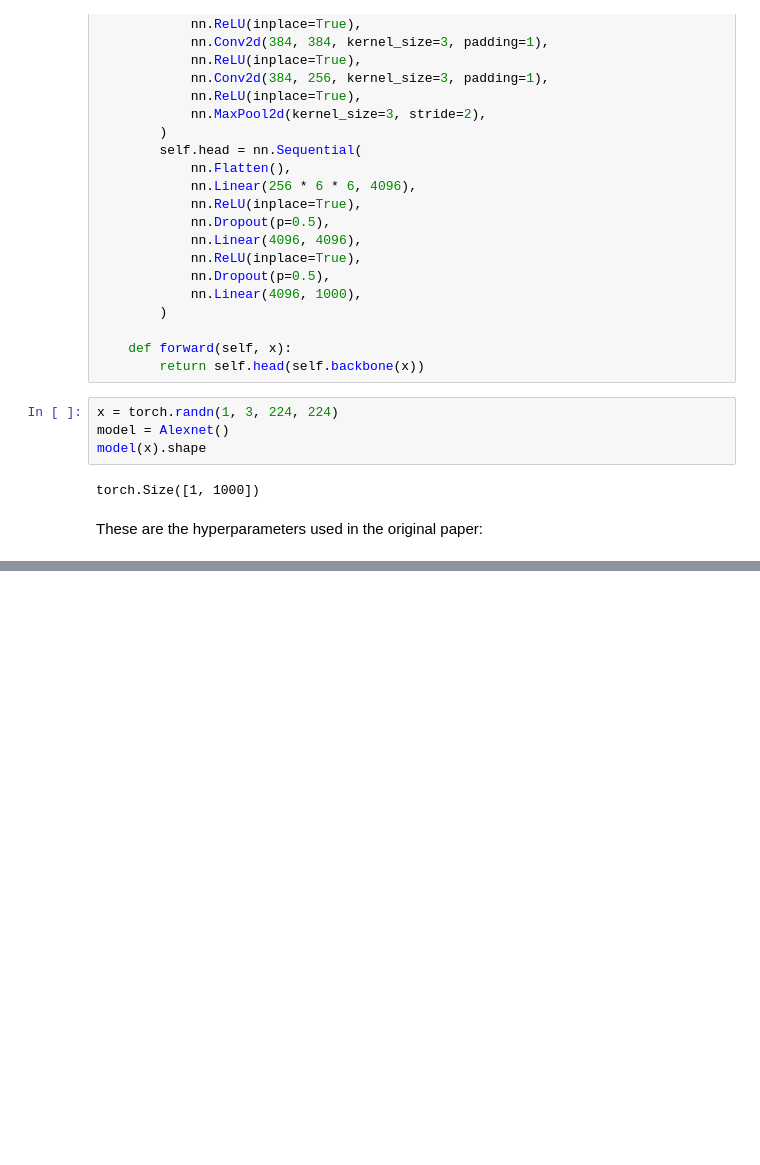
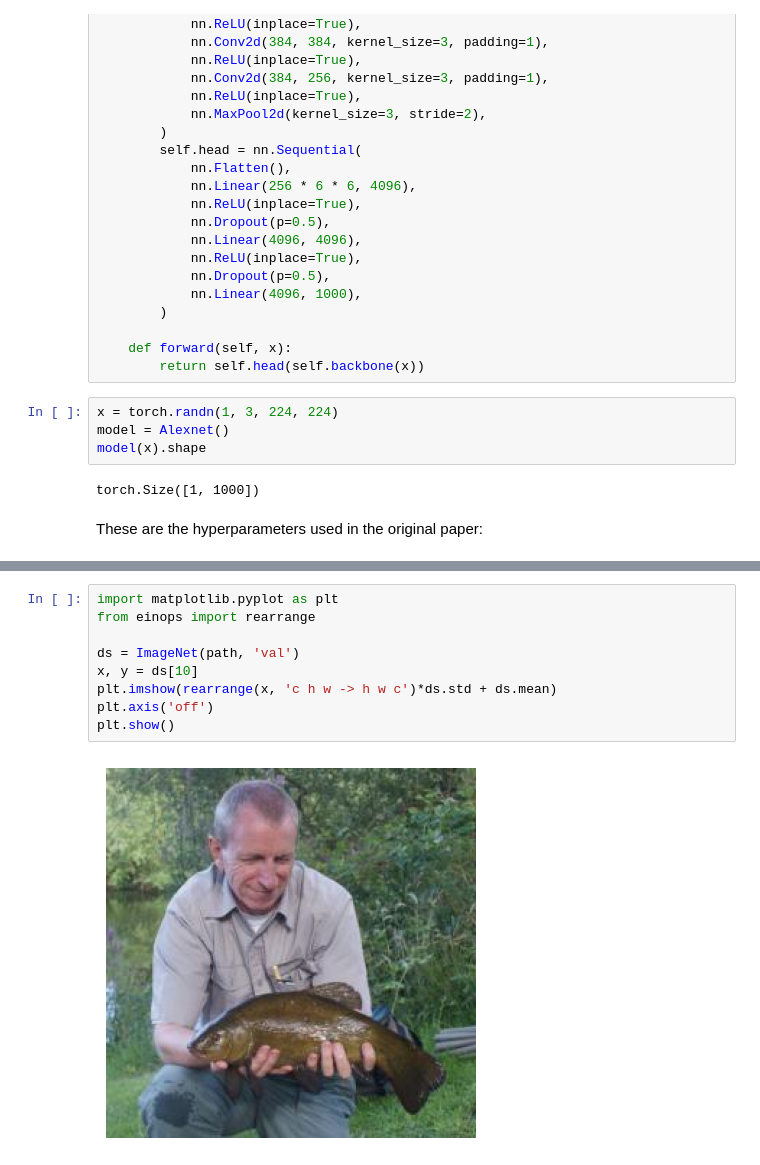
Before and after one commit to juansensio/convnets, a Jupyter notebook: models/2012_alexnet.ipynb, the cells around one changed output, grey strips where cells are left out. Drawn from its saved outputs; the diff is of its cells as text; blank space fills up the shorter version.

```diff
--- a/models/2012_alexnet.ipynb
+++ b/models/2012_alexnet.ipynb
@@ -126,0 +126,11 @@ Originally, it took about five to six days on two NVIDIA GTX 580 3GB GPUs to tra
+# %%
+import matplotlib.pyplot as plt
+from einops import rearrange
+
+ds = ImageNet(path, 'val')
+x, y = ds[10]
+plt.imshow(rearrange(x, 'c h w -> h w c')*ds.std + ds.mean)
+plt.axis('off')
+plt.show()
+# %% [output]
+[figure, added]
```
Also changed, not shown: parts of 7 cells of this notebook, 8 other files.
